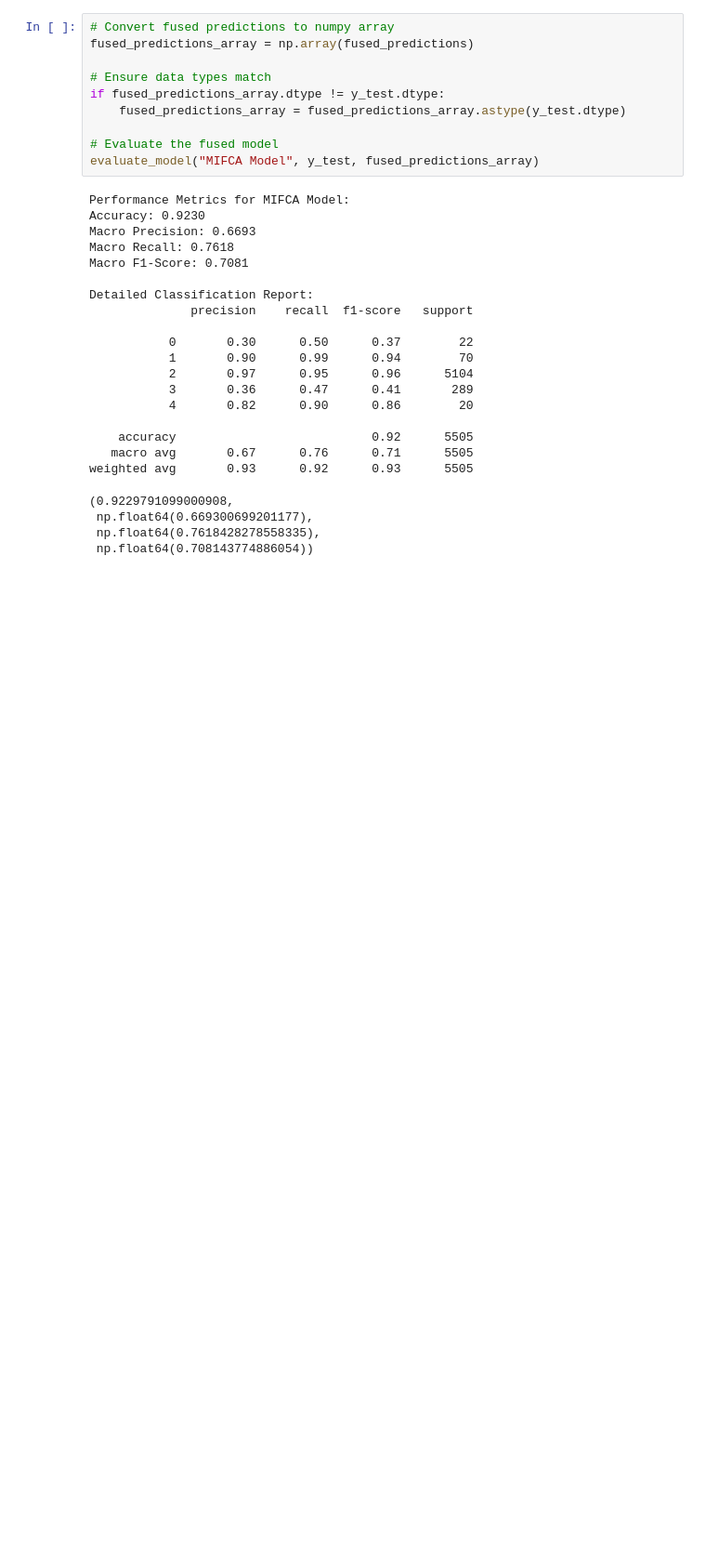
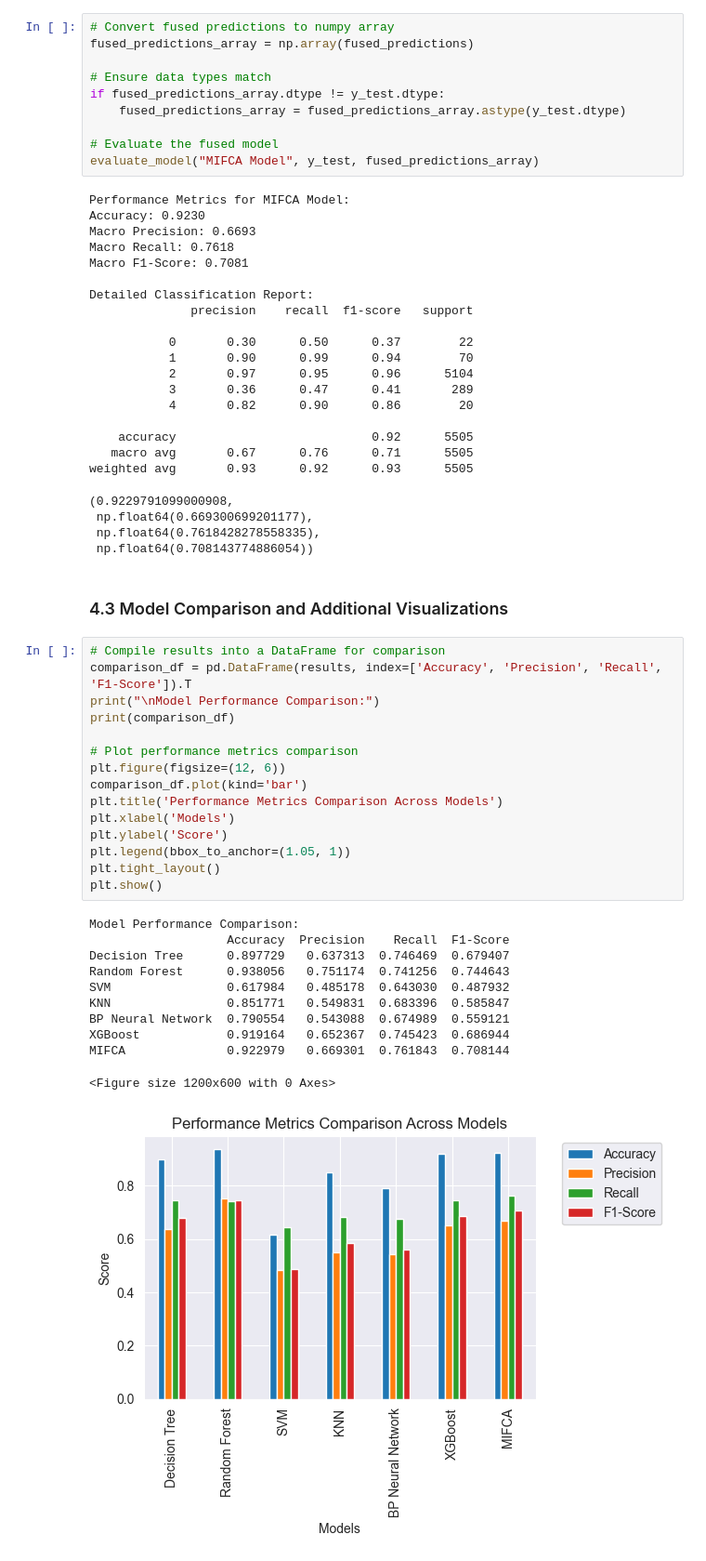
Before and after one commit to kurniacf/Multi-Classification-Assesment-of-Bank-Personal-Credit-Risk, a Jupyter notebook: index.ipynb, the cells around one changed output. Shown at 93% size. Drawn from its saved outputs; the diff is of its cells as text; blank space fills up the shorter version.

Commit message:
feat: final mifca model classfication

```diff
--- a/index.ipynb
+++ b/index.ipynb
@@ -464,3 +464,32 @@ weighted avg       0.93      0.92      0.93      5505
  np.float64(0.669300699201177),
  np.float64(0.7618428278558335),
  np.float64(0.708143774886054))
+# %% [markdown]
+### 4.3 Model Comparison and Additional Visualizations
+# %%
+# Compile results into a DataFrame for comparison
+comparison_df = pd.DataFrame(results, index=['Accuracy', 'Precision', 'Recall', 'F1-Score']).T
+print("\nModel Performance Comparison:")
+print(comparison_df)
+
+# Plot performance metrics comparison
+plt.figure(figsize=(12, 6))
+comparison_df.plot(kind='bar')
+plt.title('Performance Metrics Comparison Across Models')
+plt.xlabel('Models')
+plt.ylabel('Score')
+plt.legend(bbox_to_anchor=(1.05, 1))
+plt.tight_layout()
+plt.show()
+# %% [output]
+Model Performance Comparison:
+                   Accuracy  Precision    Recall  F1-Score
+Decision Tree      0.897729   0.637313  0.746469  0.679407
+Random Forest      0.938056   0.751174  0.741256  0.744643
+SVM                0.617984   0.485178  0.643030  0.487932
+KNN                0.851771   0.549831  0.683396  0.585847
+BP Neural Network  0.790554   0.543088  0.674989  0.559121
+XGBoost            0.919164   0.652367  0.745423  0.686944
+MIFCA              0.922979   0.669301  0.761843  0.708144
+<Figure size 1200x600 with 0 Axes>
+[figure, added]
```
Also changed, not shown: parts of 2 cells of this notebook, 6 other files.
